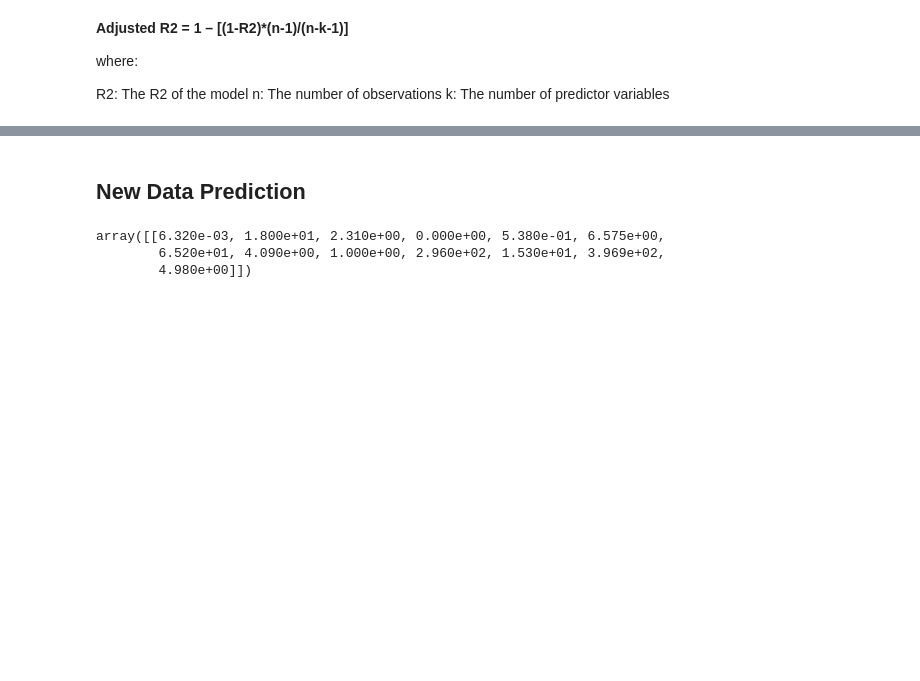
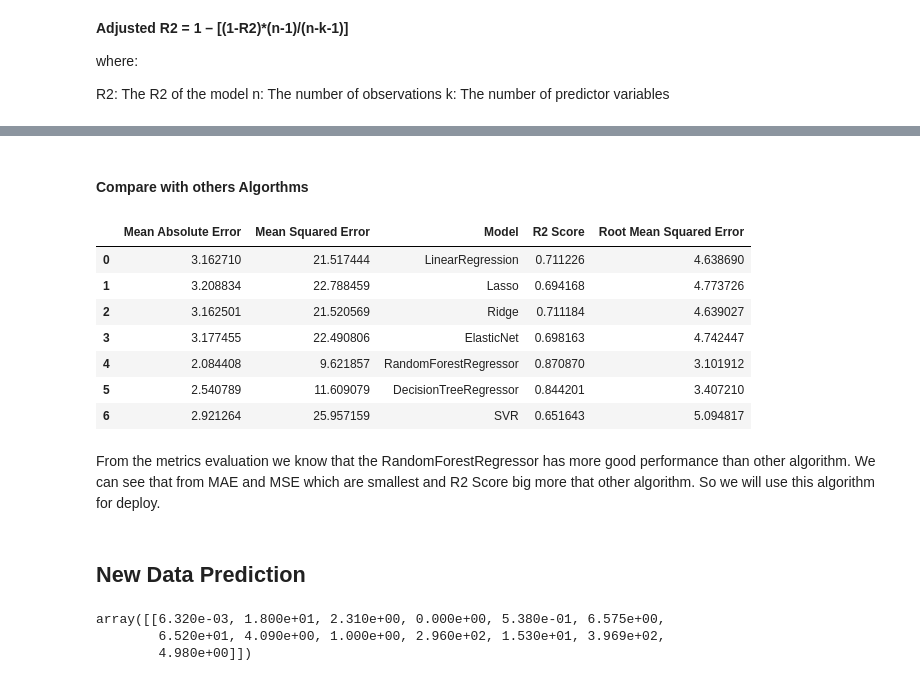
Before and after one commit to jonisy1406/bostonhousepricing, a Jupyter notebook: Linear Regression ML Implementation.ipynb, the cells around one changed output, grey strips where cells are left out. Saved outputs shown, nothing was run; the diff lists cells and outputs as text; code cells hidden in the pictures; blank space fills up the shorter version.

```diff
--- a/Linear Regression ML Implementation.ipynb
+++ b/Linear Regression ML Implementation.ipynb
@@ -478,3 +480,59 @@ k: The number of predictor variables
+# %% [markdown]
+#### Compare with others Algorthms
+# %%
+def evaluate_regression_model(model, X_train, y_train, X_test, y_test):
+    # training model
+    model.fit(X_train, y_train)
+    # predicting
+    y_pred = model.predict(X_test)
+
+    # evaluate
+    mae = mean_absolute_error(y_test, y_pred)
+    mse = mean_squared_error(y_test, y_pred)
+    rmse = np.sqrt(mse)
+    r2 = r2_score(y_test, y_pred)
+
+    # results dictionary
+    result = {
+        'Model': type(model).__name__,
+        'Mean Absolute Error' : mae,
+        'Mean Squared Error' : mse,
+        'Root Mean Squared Error': rmse,
+        'R2 Score' : r2,
+
+    }
+
+    return result
+# %%
+lr =  LinearRegression()
+l= Lasso(alpha=0.1)
+r = Ridge(alpha=0.1)
+en = ElasticNet(alpha=0.1, l1_ratio=0.5)
+rfr= RandomForestRegressor(random_state=42)
+dtr = DecisionTreeRegressor(random_state=42)
+svr= SVR(kernel='rbf', C=1, epsilon=0.1)
+alg = [lr, l, r, en, rfr, dtr, svr]
+# %%
+# initiate dataframe
+df_result = pd.DataFrame()
+
+# evaluate model and convert to dataframe
+for model in alg:
+    result = evaluate_regression_model(model, X_train, y_train, X_test, y_test)
+    df_result = df_result.append(result, ignore_index = True)
+
+df_result
+# %% [output]
+|  | Mean Absolute Error | Mean Squared Error | Model | R2 Score | Root Mean Squared Error |
+| 0 | 3.162710 | 21.517444 | LinearRegression | 0.711226 | 4.638690 |
+| 1 | 3.208834 | 22.788459 | Lasso | 0.694168 | 4.773726 |
+| 2 | 3.162501 | 21.520569 | Ridge | 0.711184 | 4.639027 |
+| 3 | 3.177455 | 22.490806 | ElasticNet | 0.698163 | 4.742447 |
+| 4 | 2.084408 | 9.621857 | RandomForestRegressor | 0.870870 | 3.101912 |
+| 5 | 2.540789 | 11.609079 | DecisionTreeRegressor | 0.844201 | 3.407210 |
+| 6 | 2.921264 | 25.957159 | SVR | 0.651643 | 5.094817 |
+# %% [markdown]
+From the metrics evaluation we know that the RandomForestRegressor has more good performance than other algorithm. We can see that from MAE and MSE which are smallest and R2 Score big more that other algorithm. So we will use this algorithm for deploy.
 # %% [markdown]
 ## New Data Prediction
 # %%
```
Also changed, not shown: parts of 11 cells of this notebook, 6 other files.
